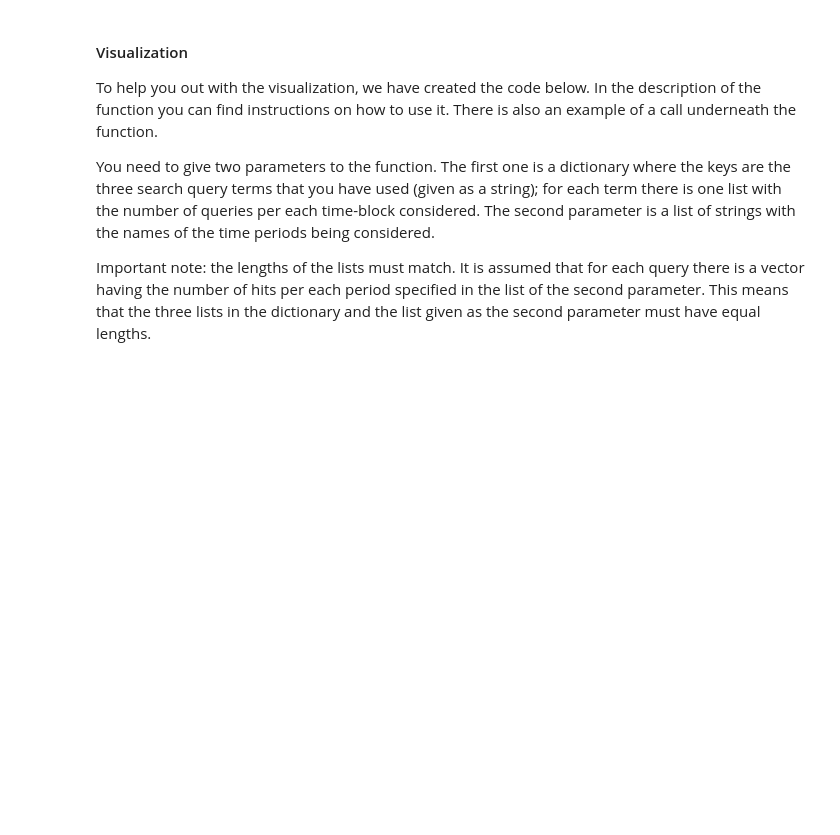
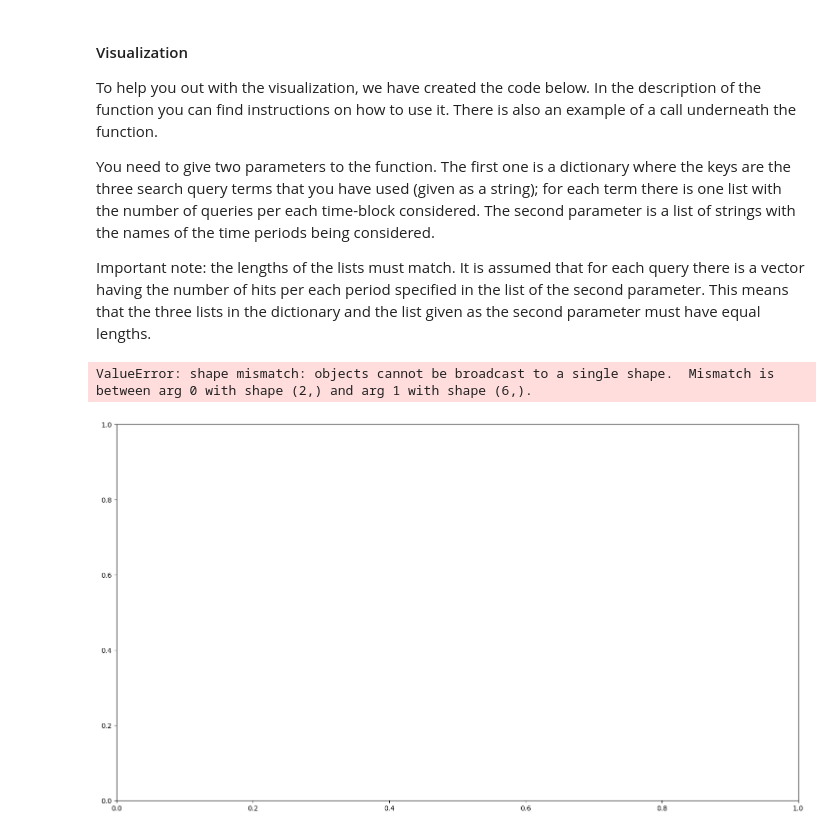
Before and after one commit to oli987654/Social-Computing, a Jupyter notebook: SC_Notebook2_HliddalOliver_BolfingJulian.ipynb, the cells around one changed output. Saved outputs shown, nothing was run; the diff lists cells and outputs as text; code cells hidden in the pictures; blank space fills up the shorter version.

```diff
--- a/SC_Notebook2_HliddalOliver_BolfingJulian.ipynb
+++ b/SC_Notebook2_HliddalOliver_BolfingJulian.ipynb
@@ -296,7 +302,12 @@ def getAmountNYT(term,startdate,enddate):
     baseLink="https://api.nytimes.com/svc/search/v2/articlesearch.json?"
     link=baseLink+"q="+term+"&begin_date="+startdate+"&end_date="+enddate+"&api-key=dStQ04EXmMRGkeBAGsWjGACwZI4gLN1I"
     aRequest=requests.get(link).json()
-    return(aRequest["response"]["meta"]["hits"])
+    #Catch error responses
+    try:
+        return(aRequest["response"]["meta"]["hits"])
+    except:
+        print("Error!")
+        return("Error response! "+aRequest["fault"]["faultstring"])
 # %%
 print(getAmountNYT("Chatbot","20220317","20230316"))
 print(getAmountNYT("NFT","20220317","20230316"))
@@ -451,31 +458,35 @@ def plot_no_articles(dictionary_results, periods):
     ymin = 0
     ymax = max(list_0+list_1+list_2+list_3)*1.1
     ax.set(xlim=(xmin, xmax), ylim=(ymin, ymax))
     ax.legend(loc='best')
 
 
     def autolabel(rects):
         """Attach a text label above each bar in *rects*, displaying its height."""
         for rect in rects:
             height = rect.get_height()
             ax.annotate('{}'.format(height),
                         xy=(rect.get_x() + rect.get_width() /2, height),
                         xytext=(0, 3),  # 3 points vertical offset
                         textcoords="offset points",
                         ha='center', va='bottom')
 
 
     autolabel(rects1)
     autolabel(rects2)
     autolabel(rects3)
     autolabel(rects4)
 
     fig.autofmt_xdate()
 
     fig.tight_layout()
 
     plt.show()
 
 # Below there is one example of how to use the above plot function
 #dict_results2 = {'Chatbot':[250, 200], 'NFT':[100, 75], 'Corona':[300, 400], 'NATO':[50, 340]}
-#plot_no_articles(dict_results2, ['February', 'March'])
+plot_no_articles(dict_results2, ['February', 'March'])
+#plot_no_articles(dict_results2, ['September', 'October', 'November', 'December', 'January', 'February'])
+# %% [output]
+ValueError: shape mismatch: objects cannot be broadcast to a single shape.  Mismatch is between arg 0 with shape (2,) and arg 1 with shape (6,).
+[figure, added]
```
Also changed, not shown: parts of 8 cells of this notebook, 1 other file.
